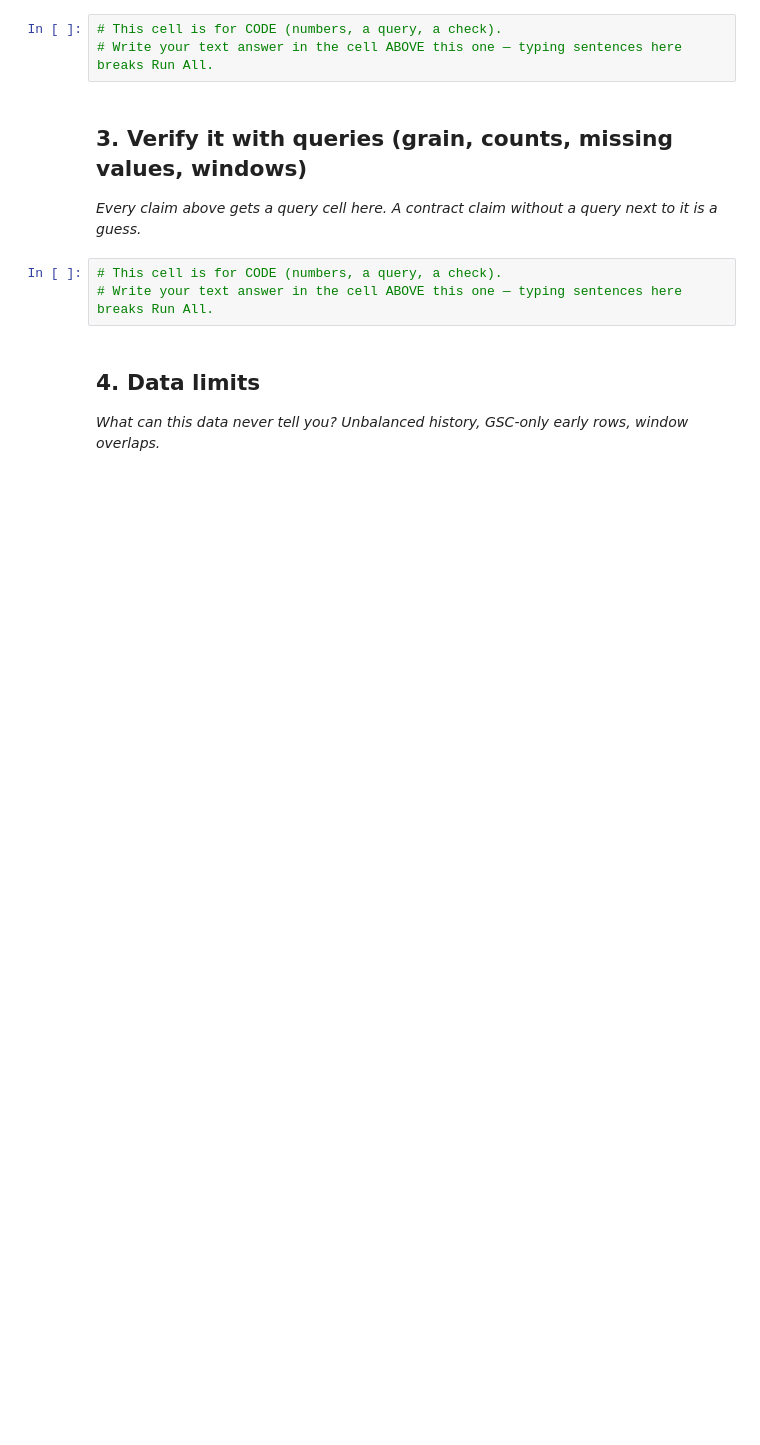
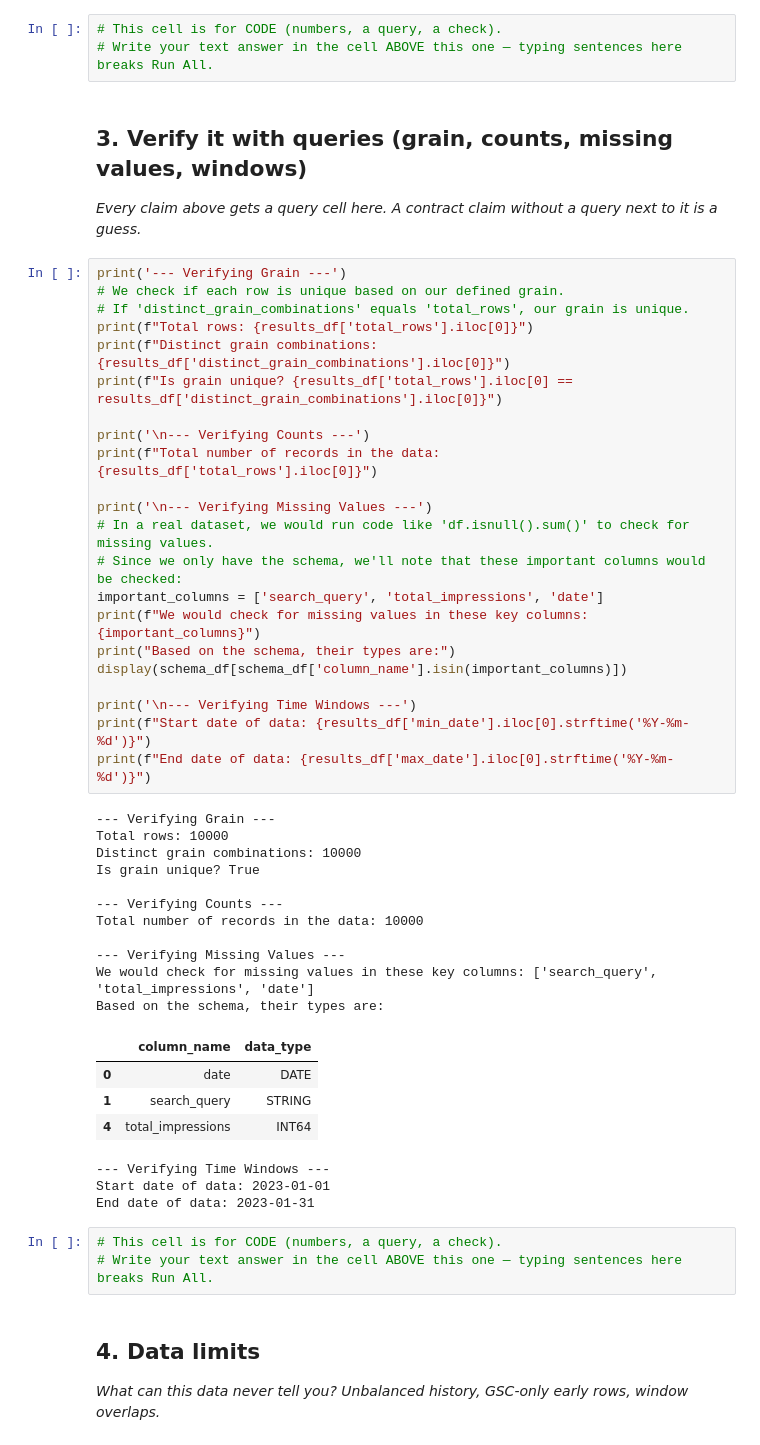
Before and after one commit to saad-aamer/SaadFlyRankInternship, a Jupyter notebook: work/notebooks/w03_data_contract.ipynb, the cells around one changed output. Saved outputs shown, nothing was run; the diff lists cells and outputs as text; blank space fills up the shorter version.

```diff
--- a/work/notebooks/w03_data_contract.ipynb
+++ b/work/notebooks/w03_data_contract.ipynb
@@ -24,6 +85,47 @@ This skeleton is yours to fill. Work the sections **in order** — each one has
 ## 3. Verify it with queries (grain, counts, missing values, windows)
 
 *Every claim above gets a query cell here. A contract claim without a query next to it is a guess.*
+# %%
+print('--- Verifying Grain ---')
+# We check if each row is unique based on our defined grain.
+# If 'distinct_grain_combinations' equals 'total_rows', our grain is unique.
+print(f"Total rows: {results_df['total_rows'].iloc[0]}")
+print(f"Distinct grain combinations: {results_df['distinct_grain_combinations'].iloc[0]}")
+print(f"Is grain unique? {results_df['total_rows'].iloc[0] == results_df['distinct_grain_combinations'].iloc[0]}")
+
+print('\n--- Verifying Counts ---')
+print(f"Total number of records in the data: {results_df['total_rows'].iloc[0]}")
+
+print('\n--- Verifying Missing Values ---')
+# In a real dataset, we would run code like 'df.isnull().sum()' to check for missing values.
+# Since we only have the schema, we'll note that these important columns would be checked:
+important_columns = ['search_query', 'total_impressions', 'date']
+print(f"We would check for missing values in these key columns: {important_columns}")
+print("Based on the schema, their types are:")
+display(schema_df[schema_df['column_name'].isin(important_columns)])
+
+print('\n--- Verifying Time Windows ---')
+print(f"Start date of data: {results_df['min_date'].iloc[0].strftime('%Y-%m-%d')}")
+print(f"End date of data: {results_df['max_date'].iloc[0].strftime('%Y-%m-%d')}")
+# %% [output]
+--- Verifying Grain ---
+Total rows: 10000
+Distinct grain combinations: 10000
+Is grain unique? True
+
+--- Verifying Counts ---
+Total number of records in the data: 10000
+
+--- Verifying Missing Values ---
+We would check for missing values in these key columns: ['search_query', 'total_impressions', 'date']
+Based on the schema, their types are:
+|  | column_name | data_type |
+| 0 | date | DATE |
+| 1 | search_query | STRING |
+| 4 | total_impressions | INT64 |
+--- Verifying Time Windows ---
+Start date of data: 2023-01-01
+End date of data: 2023-01-31
 # %%
 # This cell is for CODE (numbers, a query, a check).
 # Write your text answer in the cell ABOVE this one — typing sentences here breaks Run All.
```
Also changed, not shown: parts of 6 cells of this notebook.
